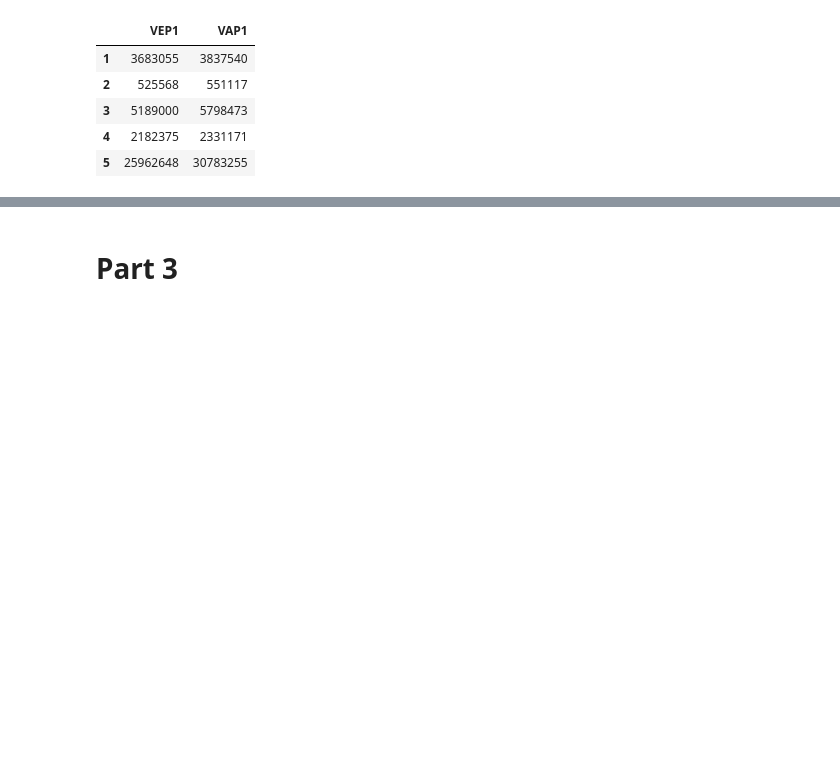
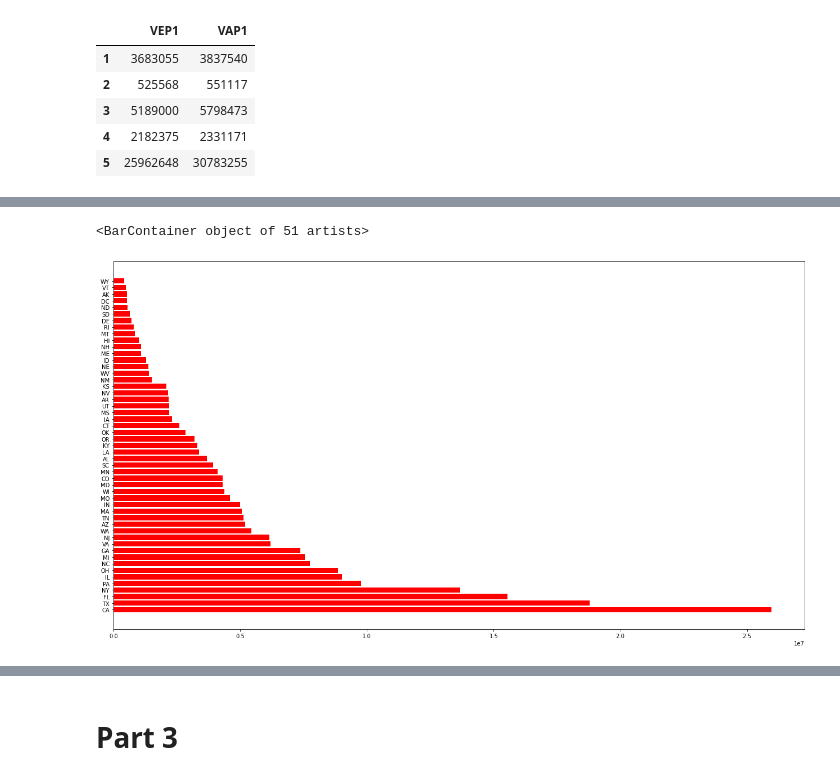
Before and after one commit to unitxero/Data_Analysis_MC, a Jupyter notebook: Day_7_Group_Assignment.ipynb, the cells around one changed output, grey strips where cells are left out. Drawn from its saved outputs; the diff is of its cells as text; code cells hidden in the pictures; blank space fills up the shorter version.

```diff
--- a/Day_7_Group_Assignment.ipynb
+++ b/Day_7_Group_Assignment.ipynb
@@ -448,9 +496,3 @@ df_graph_prep_3.head()
 | 3 | 5189000 | 5798473 |
 | 4 | 2182375 | 2331171 |
 | 5 | 25962648 | 30783255 |
-# %%
-df_graph_prep_3['State'] = [ 'AK', 'AL', 'AR', 'AZ', 'CA', 'CO', 'CT', 'DC', 'DE', 'FL', 'GA',
-           'HI', 'IA', 'ID', 'IL', 'IN', 'KS', 'KY', 'LA', 'MA', 'MD', 'ME',
-           'MI', 'MN', 'MO', 'MS', 'MT', 'NC', 'ND', 'NE', 'NH', 'NJ', 'NM',
-           'NV', 'NY', 'OH', 'OK', 'OR', 'PA', 'RI', 'SC', 'SD', 'TN', 'TX',
-           'UT', 'VA', 'VT', 'WA', 'WI', 'WV', 'WY']
@@ -456,0 +528,9 @@ df_graph_prep_3['State'] = [ 'AK', 'AL', 'AR', 'AZ', 'CA', 'CO', 'CT', 'DC', 'DE
+# %%
+plt.figure(figsize = (22,12))
+plt.barh(df_graph_vep_sort['State'], df_graph_vep_sort['VEP1'], color ='red')
+
+# plot which shows State on the y-axis and VEP on the x-axis in millions.
+# for example: 2.5 means 25 Million
+# %% [output]
+<BarContainer object of 51 artists>
+[figure, added]
```
Also changed, not shown: parts of 91 cells of this notebook.
